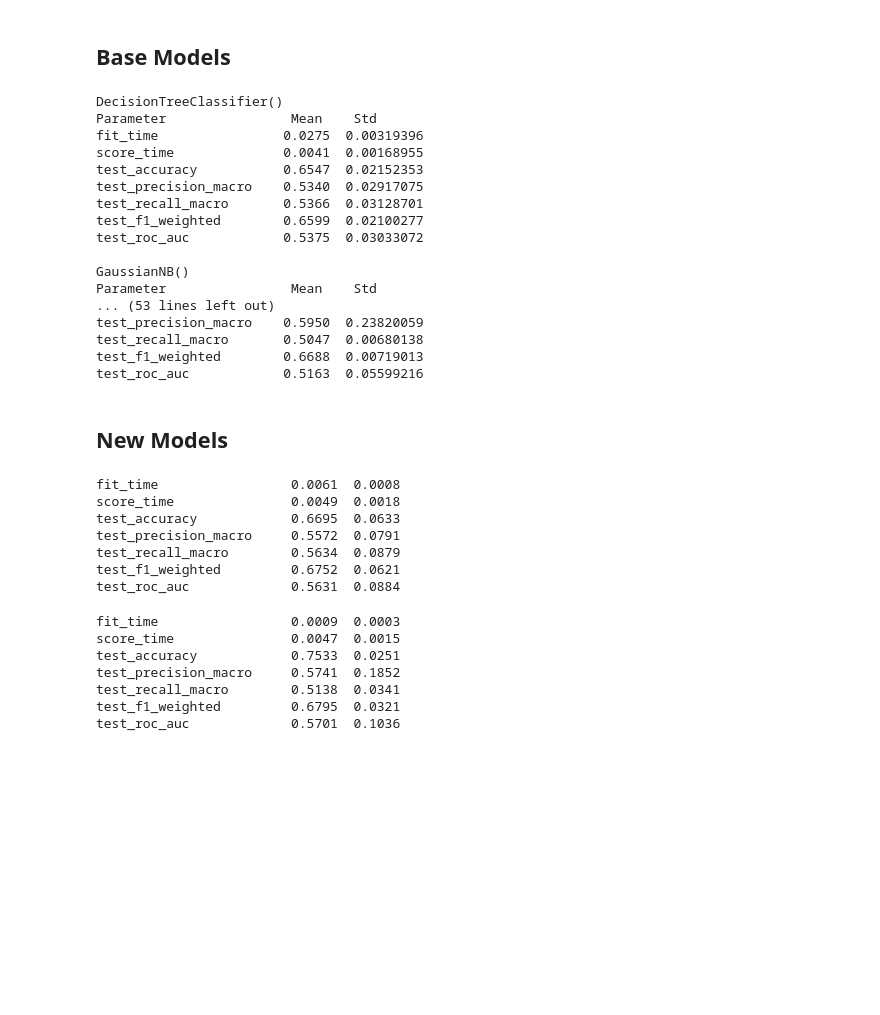
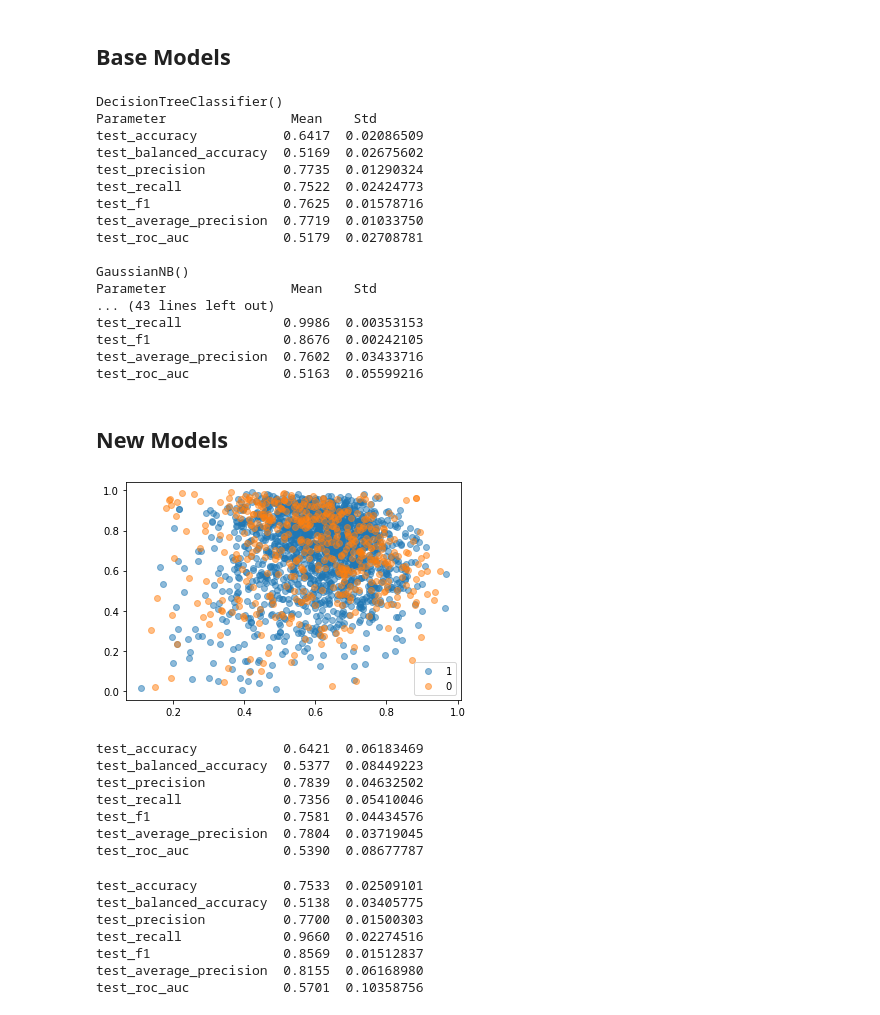
Before and after one commit to Hadryan/Personalized-Music-Recommendations, a Jupyter notebook: scikit_models.ipynb, the cells around one changed output. Drawn from its saved outputs; the diff is of its cells as text; code cells hidden in the pictures; blank space fills up the shorter version.

```diff
--- a/scikit_models.ipynb
+++ b/scikit_models.ipynb
@@ -215,26 +253,24 @@ for model in base_models:
 for model, result in zip(base_models, base_results):
     print(f"{model}")
     print(f"Parameter\t\t Mean\t Std")
-    for k, v in result.items():
-        print(f"{k:20} \t{v.mean():>.4f}\t{v.std():>.8f} ")
-    print()
+    show_scores(result)
 # %% [output]
 DecisionTreeClassifier()
 Parameter                Mean    Std
-fit_time                0.0275  0.00319396
-score_time              0.0041  0.00168955
-test_accuracy           0.6547  0.02152353
-test_precision_macro    0.5340  0.02917075
-test_recall_macro       0.5366  0.03128701
-test_f1_weighted        0.6599  0.02100277
-test_roc_auc            0.5375  0.03033072
+test_accuracy           0.6417  0.02086509
+test_balanced_accuracy  0.5169  0.02675602
+test_precision          0.7735  0.01290324
+test_recall             0.7522  0.02424773
+test_f1                 0.7625  0.01578716
+test_average_precision  0.7719  0.01033750
+test_roc_auc            0.5179  0.02708781
 
 GaussianNB()
 Parameter                Mean    Std
-... (53 lines left out)
-test_precision_macro    0.5950  0.23820059
-test_recall_macro       0.5047  0.00680138
-test_f1_weighted        0.6688  0.00719013
+... (43 lines left out)
+test_recall             0.9986  0.00353153
+test_f1                 0.8676  0.00242105
+test_average_precision  0.7602  0.03433716
 test_roc_auc            0.5163  0.05599216
 # %% [markdown]
 ## New Models
@@ -244,51 +280,53 @@ new_results = []
 
 X_train, X_test, y_train, y_test = train_test_split(X, y, random_state=seed, shuffle=True, stratify=y)
 # %%
-# counter = Counter(y_train)
-# for label, _ in counter.items():
-# 	row_ix = np.where(y_train == label)[0]
-# 	plt.scatter(X_train[row_ix, 0], X_train[row_ix, 1], alpha=0.5, label=str(label))
-# plt.legend()
-# plt.draw()
+counter = Counter(y_train)
+for label, _ in counter.items():
+	row_ix = np.where(y_train == label)[0]
+	plt.scatter(X_train[row_ix, 0], X_train[row_ix, 1], alpha=0.5, label=str(label))
+plt.legend()
+plt.draw()# plt.draw()
+# %% [output]
+[figure, added]
 # %%
 clf = DecisionTreeClassifier()
 clf.fit(X_train, y_train)
 
+skfold = model_selection.StratifiedKFold(n_splits=k_splits, shuffle=True, random_state=seed)
 cv_results = model_selection.cross_validate(clf, X_test, y_test, cv=skfold, scoring=scoring)
 
+new_models.append(clf)
 new_results.append(cv_results)
-new_models.append(clf)
 
-for k, v in cv_results.items():
-    print(f"{k:20} \t {v.mean():>.4f}\t {v.std():>.4f} ")
+show_scores(cv_results)
 # %% [output]
-fit_time                 0.0061  0.0008
-score_time               0.0049  0.0018
-test_accuracy            0.6695  0.0633
-test_precision_macro     0.5572  0.0791
-test_recall_macro        0.5634  0.0879
-test_f1_weighted         0.6752  0.0621
-test_roc_auc             0.5631  0.0884
+test_accuracy           0.6421  0.06183469
+test_balanced_accuracy  0.5377  0.08449223
+test_precision          0.7839  0.04632502
+test_recall             0.7356  0.05410046
+test_f1                 0.7581  0.04434576
+test_average_precision  0.7804  0.03719045
+test_roc_auc            0.5390  0.08677787
 # %%
 clf = GaussianNB()
 clf.fit(X_train, y_train)
 
+skfold = model_selection.StratifiedKFold(n_splits=k_splits, shuffle=True, random_state=seed)
 cv_results = model_selection.cross_validate(clf, X_test, y_test, cv=skfold, scoring=scoring)
 
+new_models.append(clf)
 new_results.append(cv_results)
-new_models.append(clf)
 
 
-for k, v in cv_results.items():
-    print(f"{k:20} \t {v.mean():>.4f}\t {v.std():>.4f} ")
+show_scores(cv_results)
 # %% [output]
-fit_time                 0.0009  0.0003
-score_time               0.0047  0.0015
-test_accuracy            0.7533  0.0251
-test_precision_macro     0.5741  0.1852
-test_recall_macro        0.5138  0.0341
-test_f1_weighted         0.6795  0.0321
-test_roc_auc             0.5701  0.1036
+test_accuracy           0.7533  0.02509101
+test_balanced_accuracy  0.5138  0.03405775
+test_precision          0.7700  0.01500303
+test_recall             0.9660  0.02274516
+test_f1                 0.8569  0.01512837
+test_average_precision  0.8155  0.06168980
+test_roc_auc            0.5701  0.10358756
 # %%
 clf = KNeighborsClassifier()
 clf.fit(X_train, y_train)
```
Also changed, not shown: parts of 22 cells of this notebook.
